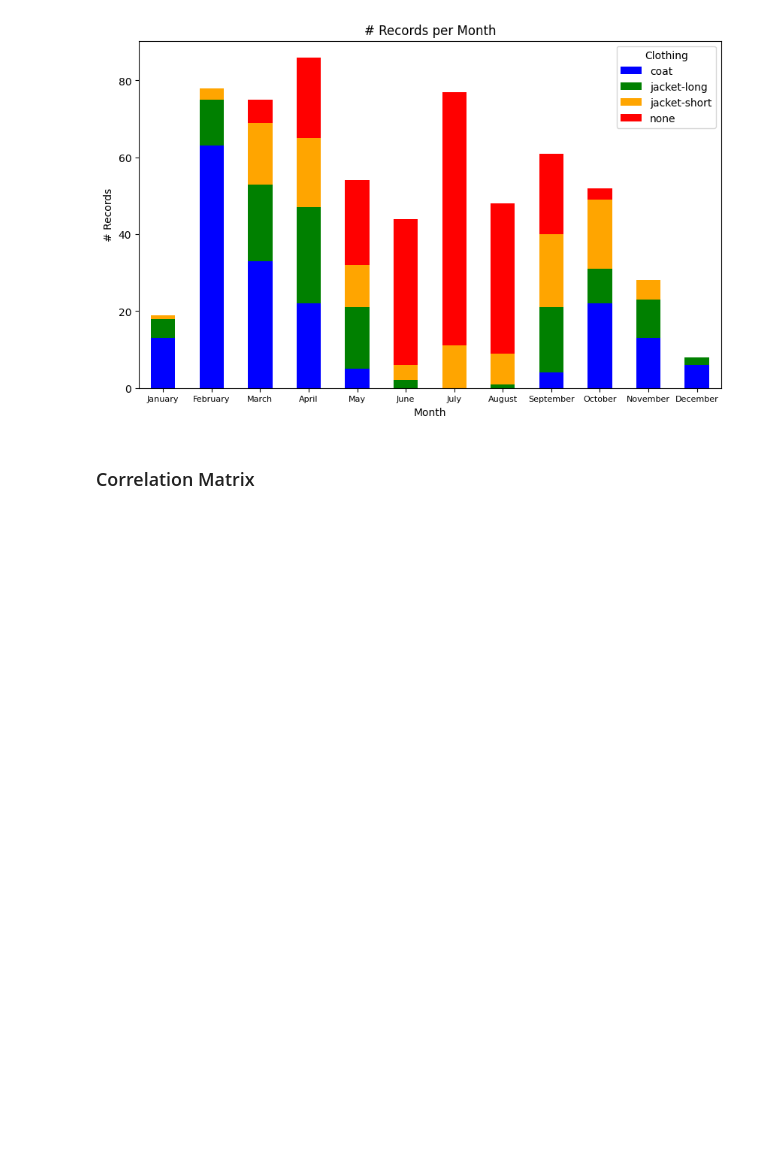
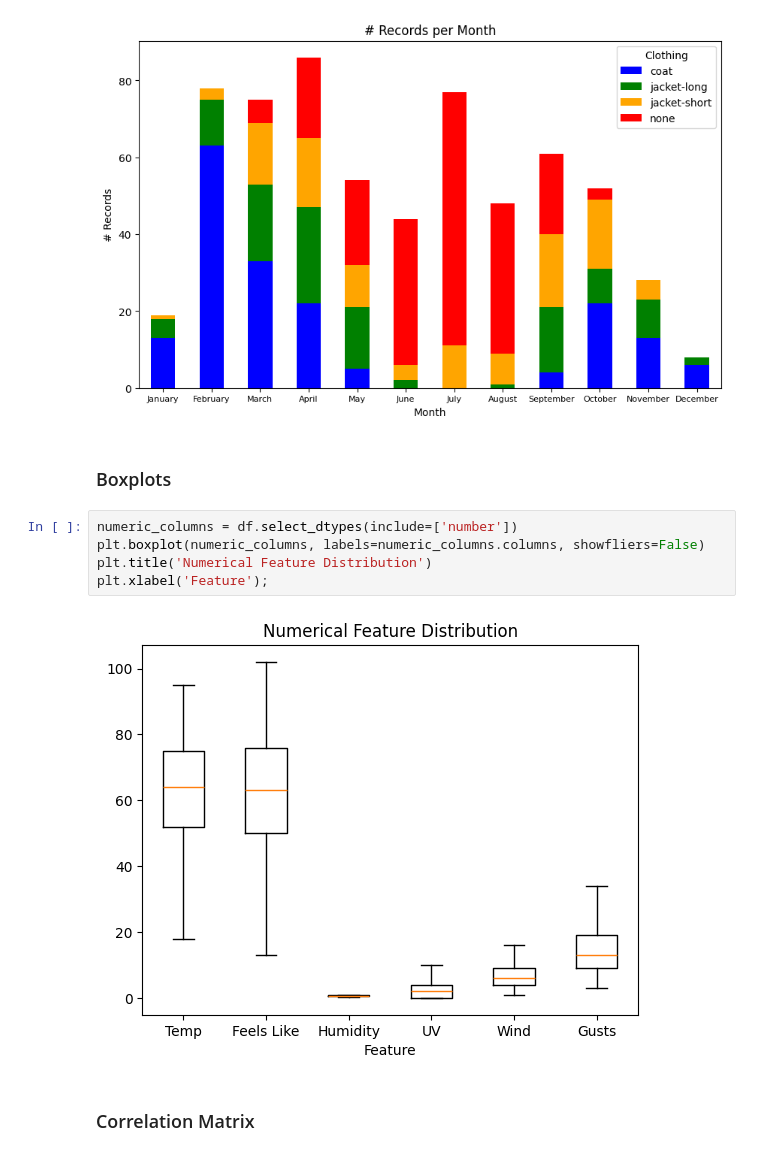
Before and after one commit to tikkikkit21/WeatherML, a Jupyter notebook: research.ipynb, the cells around one changed output. Saved outputs shown, nothing was run; the diff lists cells and outputs as text; blank space fills up the shorter version.

Commit message:
Create boxplots
Resolves #3

```diff
--- a/research.ipynb
+++ b/research.ipynb
@@ -151,6 +151,15 @@ plt.xticks(rotation=0, size=8)
 plt.legend(title='Clothing');
 # %% [output]
 [figure]
+# %% [markdown]
+### Boxplots
+# %%
+numeric_columns = df.select_dtypes(include=['number'])
+plt.boxplot(numeric_columns, labels=numeric_columns.columns, showfliers=False)
+plt.title('Numerical Feature Distribution')
+plt.xlabel('Feature');
+# %% [output]
+[figure, added]
 # %% [markdown]
 ### Correlation Matrix
 # %%
```
